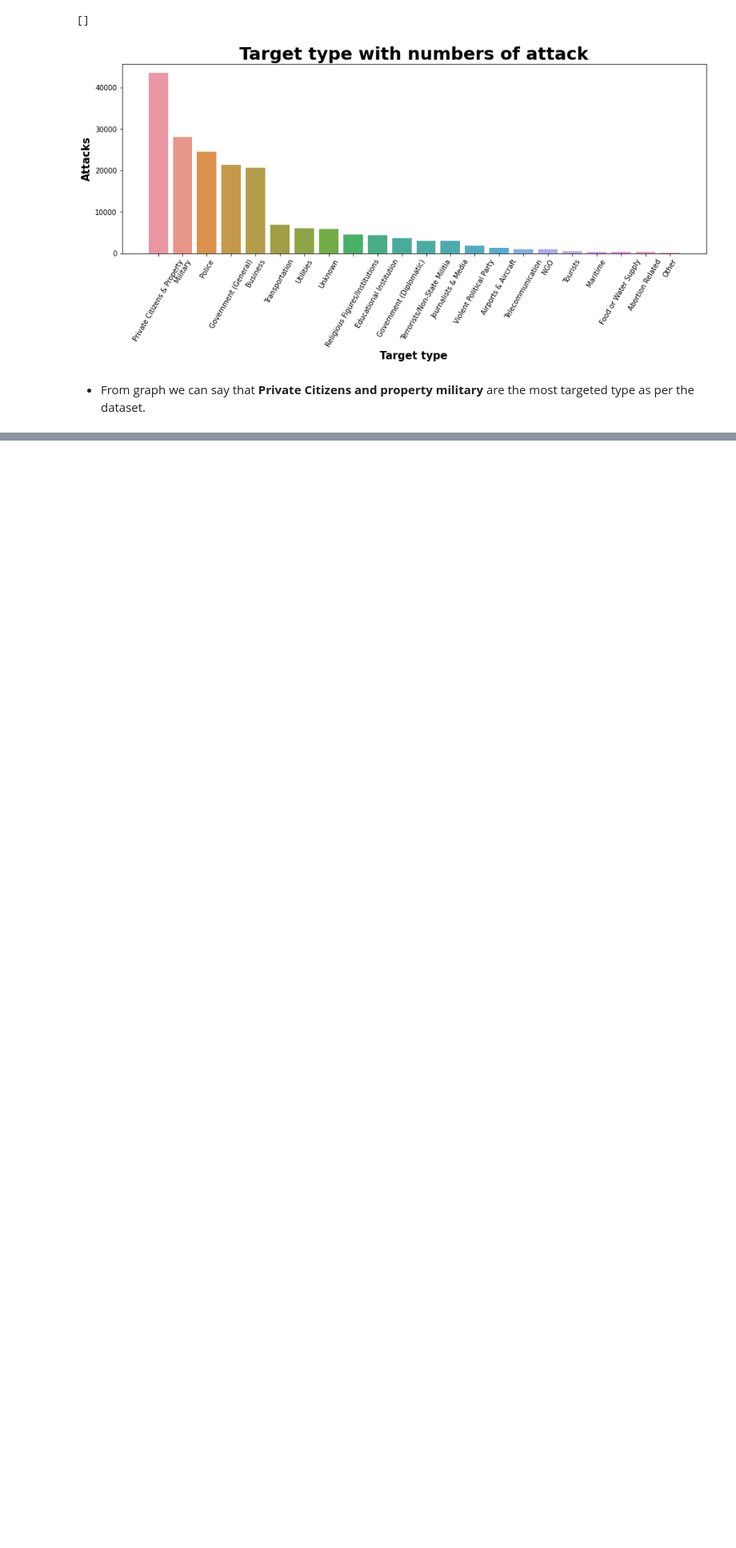
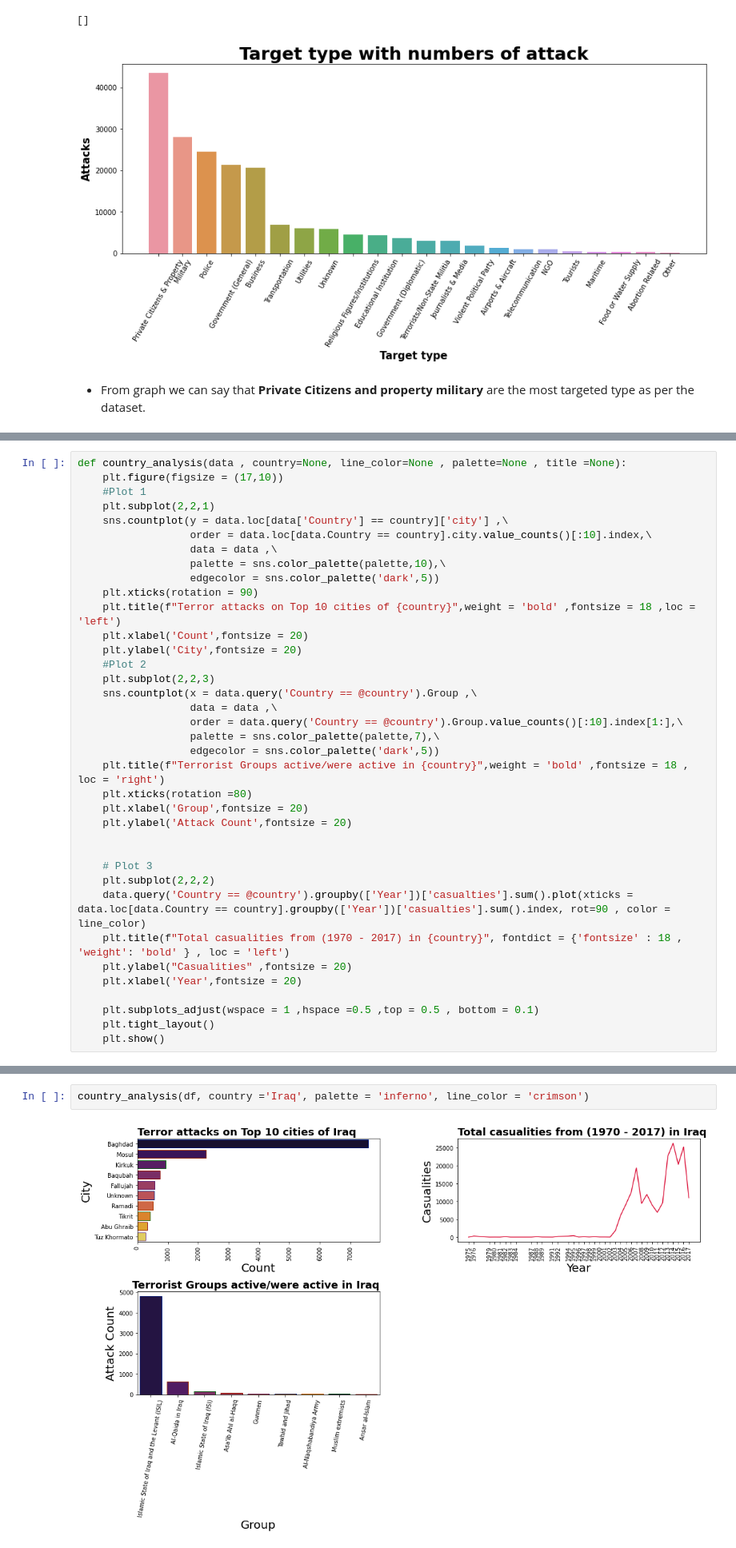
Before and after one commit to Kedarpatil24/Global-Terrorism-Analysis, a Jupyter notebook: Global_Terrorism_Analysis_Capstone_Project.ipynb, the cells around one changed output, grey strips where cells are left out. Shown at 80% size. Saved outputs shown, nothing was run; the diff lists cells and outputs as text; blank space fills up the shorter version.

```diff
--- a/Global_Terrorism_Analysis_Capstone_Project.ipynb
+++ b/Global_Terrorism_Analysis_Capstone_Project.ipynb
@@ -395,0 +424,37 @@ plt.plot()
+# %%
+def country_analysis(data , country=None, line_color=None , palette=None , title =None):
+    plt.figure(figsize = (17,10))
+    #Plot 1
+    plt.subplot(2,2,1)
+    sns.countplot(y = data.loc[data['Country'] == country]['city'] ,\
+                  order = data.loc[data.Country == country].city.value_counts()[:10].index,\
+                  data = data ,\
+                  palette = sns.color_palette(palette,10),\
+                  edgecolor = sns.color_palette('dark',5))
+    plt.xticks(rotation = 90)
+    plt.title(f"Terror attacks on Top 10 cities of {country}",weight = 'bold' ,fontsize = 18 ,loc = 'left')
+    plt.xlabel('Count',fontsize = 20)
+    plt.ylabel('City',fontsize = 20)
+    #Plot 2
+    plt.subplot(2,2,3)
+    sns.countplot(x = data.query('Country == @country').Group ,\
+                  data = data ,\
+                  order = data.query('Country == @country').Group.value_counts()[:10].index[1:],\
+                  palette = sns.color_palette(palette,7),\
+                  edgecolor = sns.color_palette('dark',5))
+    plt.title(f"Terrorist Groups active/were active in {country}",weight = 'bold' ,fontsize = 18 , loc = 'right')
+    plt.xticks(rotation =80)
+    plt.xlabel('Group',fontsize = 20)
+    plt.ylabel('Attack Count',fontsize = 20)
+
+
+    # Plot 3
+    plt.subplot(2,2,2)
+    data.query('Country == @country').groupby(['Year'])['casualties'].sum().plot(xticks = data.loc[data.Country == country].groupby(['Year'])['casualties'].sum().index, rot=90 , color = line_color)
+    plt.title(f"Total casualities from (1970 - 2017) in {country}", fontdict = {'fontsize' : 18 , 'weight': 'bold' } , loc = 'left')
+    plt.ylabel("Casualities" ,fontsize = 20)
+    plt.xlabel('Year',fontsize = 20)
+
+    plt.subplots_adjust(wspace = 1 ,hspace =0.5 ,top = 0.5 , bottom = 0.1)
+    plt.tight_layout()
+    plt.show()
@@ -395,0 +463,4 @@ plt.plot()
+# %%
+country_analysis(df, country ='Iraq', palette = 'inferno', line_color = 'crimson')
+# %% [output]
+[figure, added]
```
Also changed, not shown: parts of 17 cells of this notebook.
